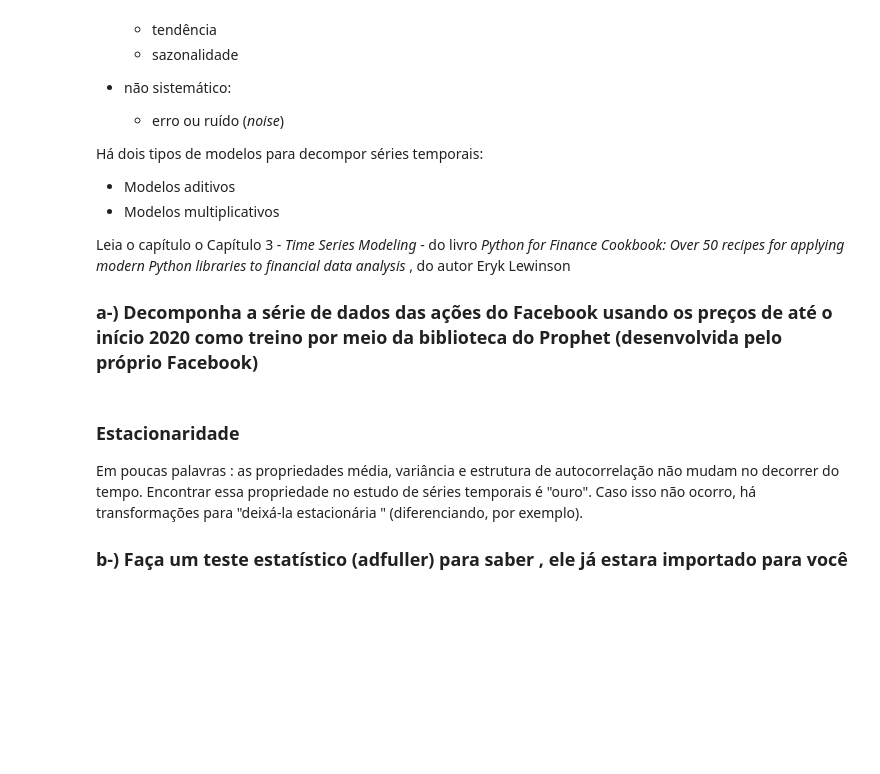
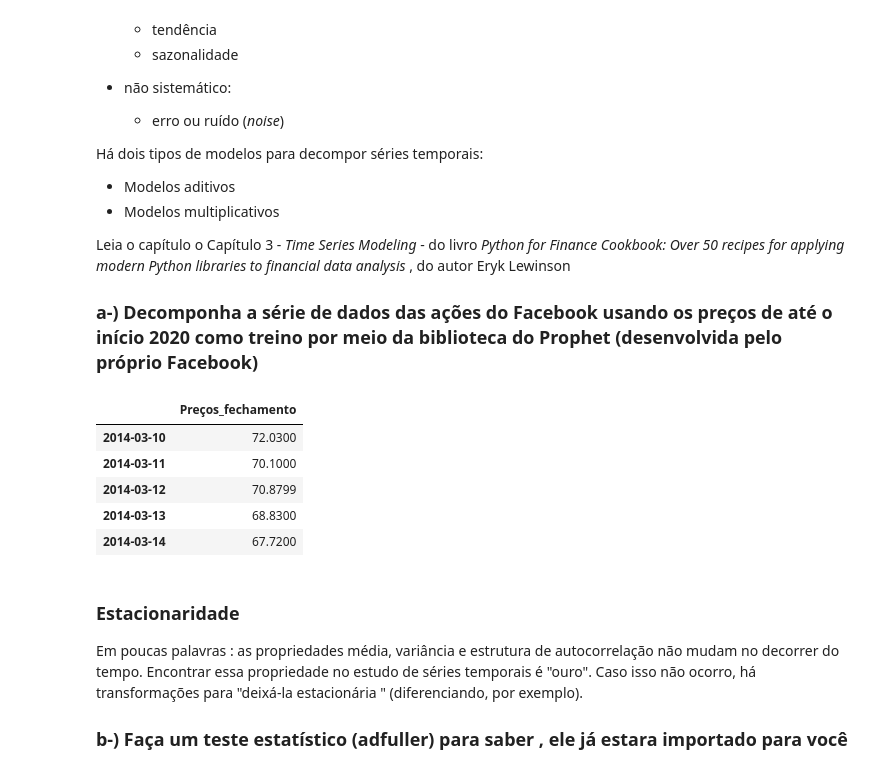
Before and after one commit to anoca-cs/FEA.DEV, a Jupyter notebook: FinQuant/FinQuant Case.ipynb, the cells around one changed output. Saved outputs shown, nothing was run; the diff lists cells and outputs as text; code cells hidden in the pictures; blank space fills up the shorter version.

```diff
--- a/FinQuant/FinQuant Case.ipynb
+++ b/FinQuant/FinQuant Case.ipynb
@@ -1371,10 +1375,18 @@ Leia o capítulo o Capítulo 3 - _Time Series Modeling_ -  do livro _Python for
 
 ### a-) Decomponha a série de dados das ações do Facebook usando os preços de até  o início 2020 como treino por meio da biblioteca do Prophet (desenvolvida pelo próprio Facebook)
 # %%
-import pandas as pd
-fb = pd.read_csv('dados/facebook.csv',index_col=0,parse_dates=True)
+fb = pd.read_csv(r'C:\Users\ana_c\OneDrive\Documentos\GitHub\FEA.DEV\FinQuant\Case\Files\facebook.csv',index_col=0,parse_dates=True)
 fb_precos = fb[['adjusted close']].copy()
-fb_precos.rename(columns={'adjusted close': "Preços_fechamento"},inplace=True)
+fb_precos.rename(columns={'adjusted close': "Preços_fechamento"}, inplace = True)
+
+fb_precos.head()
+# %% [output]
+|  | Preços_fechamento |
+| 2014-03-10 | 72.0300 |
+| 2014-03-11 | 70.1000 |
+| 2014-03-12 | 70.8799 |
+| 2014-03-13 | 68.8300 |
+| 2014-03-14 | 67.7200 |
 # %% [markdown]
 ### Estacionaridade
 
```
Also changed, not shown: parts of 7 cells of this notebook.
